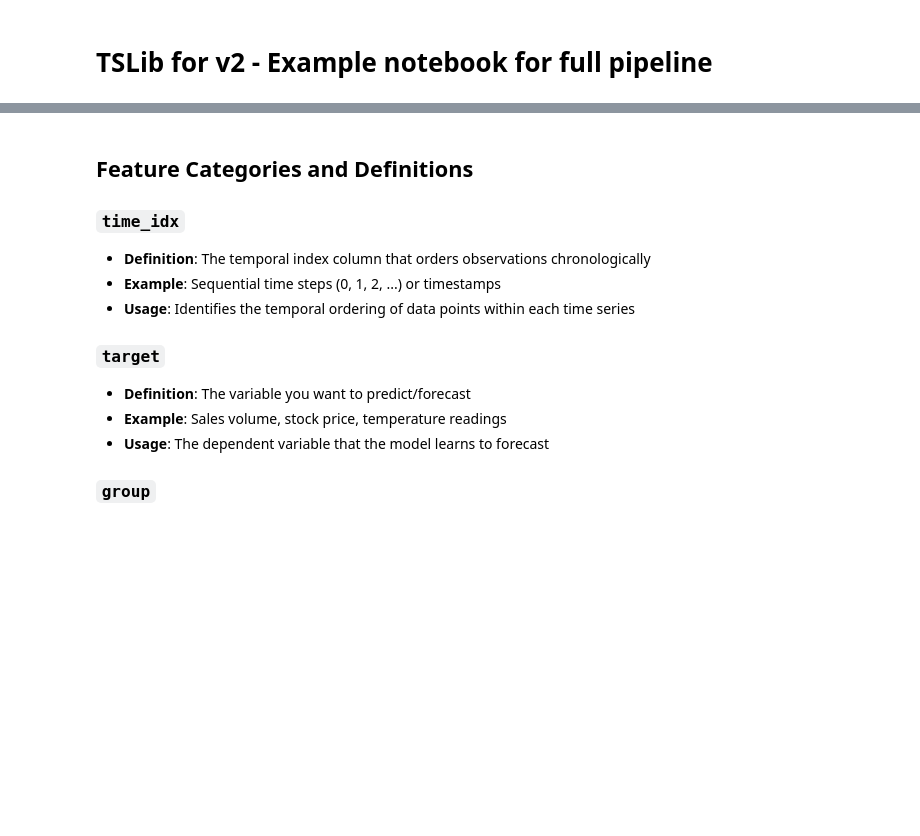
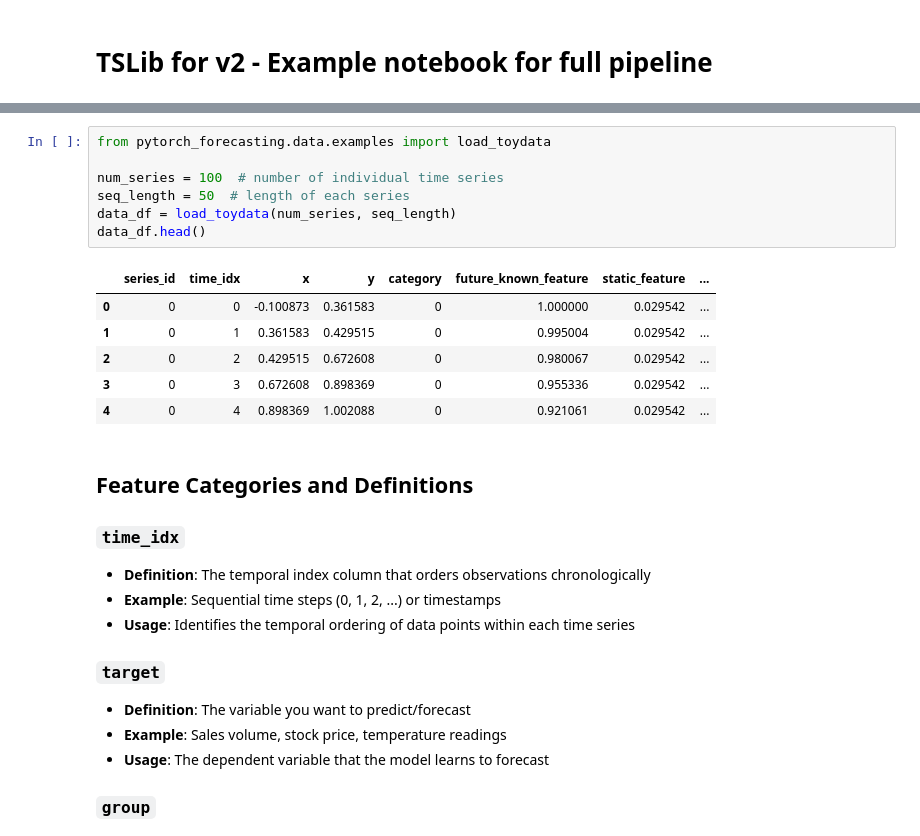
Before and after one commit to sktime/pytorch-forecasting, a Jupyter notebook: docs/source/tutorials/tslib_v2_example.ipynb, the cells around one changed output, grey strips where cells are left out. Saved outputs shown, nothing was run; the diff lists cells and outputs as text; blank space fills up the shorter version.

```diff
--- a/docs/source/tutorials/tslib_v2_example.ipynb
+++ b/docs/source/tutorials/tslib_v2_example.ipynb
@@ -57,3 +24,17 @@ data_df.head()
+# %%
+from pytorch_forecasting.data.examples import load_toydata
+
+num_series = 100  # number of individual time series
+seq_length = 50  # length of each series
+data_df = load_toydata(num_series, seq_length)
+data_df.head()
+# %% [output]
+|  | series_id | time_idx | x | y | category | future_known_feature | static_feature | ... |
+| 0 | 0 | 0 | -0.100873 | 0.361583 | 0 | 1.000000 | 0.029542 | ... |
+| 1 | 0 | 1 | 0.361583 | 0.429515 | 0 | 0.995004 | 0.029542 | ... |
+| 2 | 0 | 2 | 0.429515 | 0.672608 | 0 | 0.980067 | 0.029542 | ... |
+| 3 | 0 | 3 | 0.672608 | 0.898369 | 0 | 0.955336 | 0.029542 | ... |
+| 4 | 0 | 4 | 0.898369 | 1.002088 | 0 | 0.921061 | 0.029542 | ... |
 # %% [markdown]
 ## Feature Categories and Definitions
 
```
Also changed, not shown: parts of 47 cells of this notebook.
